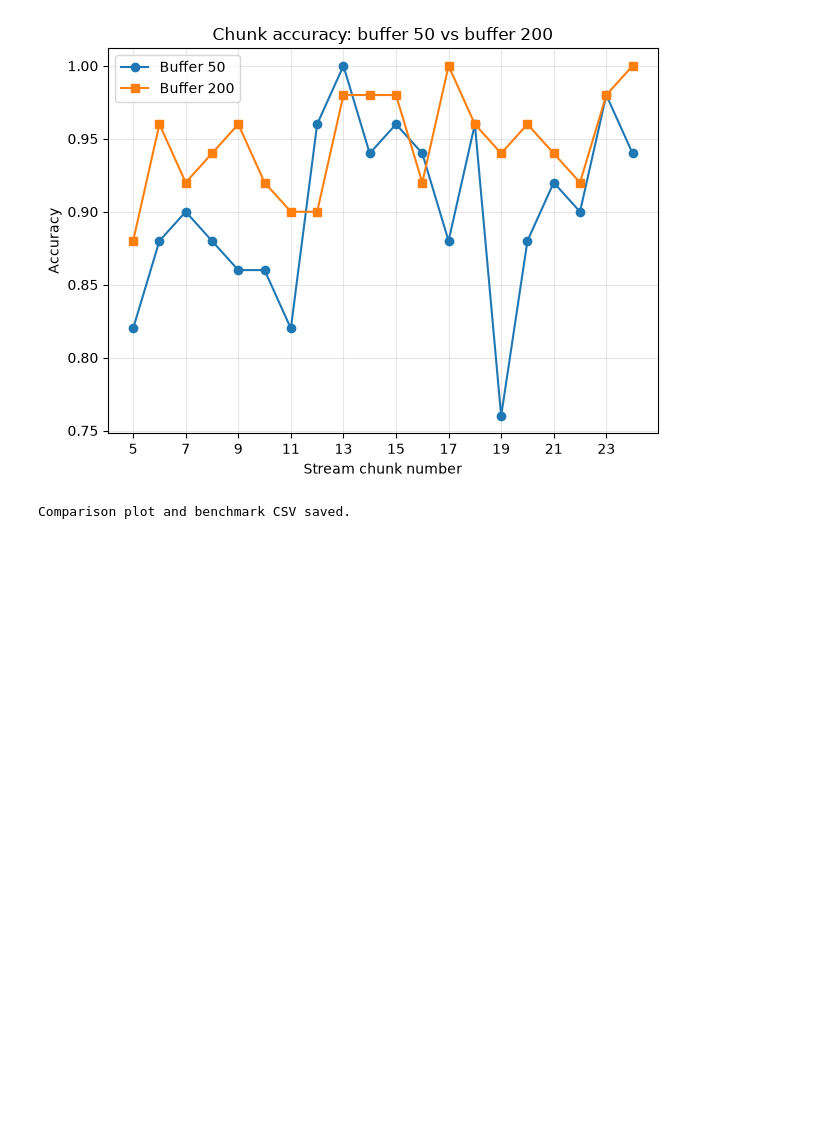
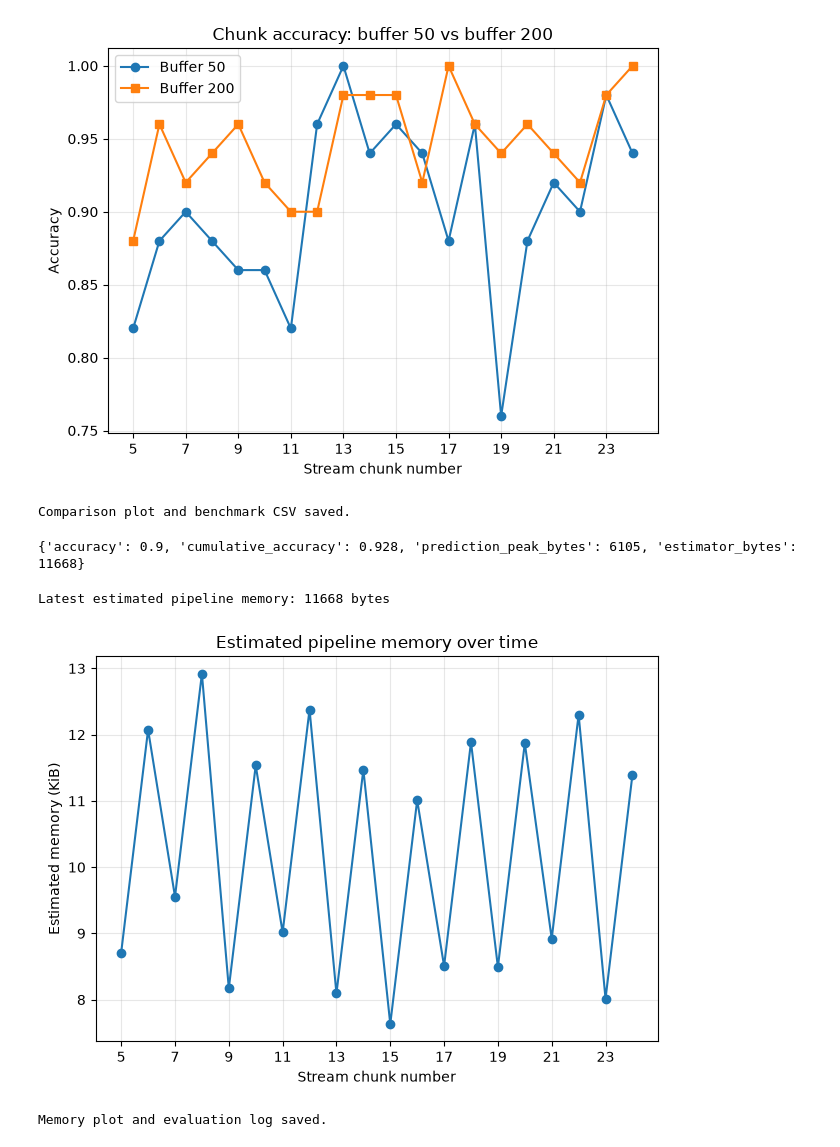
Before and after one commit to katherine-roman/numcompute-review, a Jupyter notebook: demo/stream_demo.ipynb, the cells around one changed output. Saved outputs shown, nothing was run; the diff lists cells and outputs as text; code cells hidden in the pictures; blank space fills up the shorter version.

Commit message:
Add estimated pipeline memory logging and demo outputs

```diff
--- a/demo/stream_demo.ipynb
+++ b/demo/stream_demo.ipynb
@@ -370,3 +370,50 @@ print("Comparison plot and benchmark CSV saved.")
 # %% [output]
 [figure]
 Comparison plot and benchmark CSV saved.
+# %%
+print(trainer.history[-1])
+# %% [output]
+{'accuracy': 0.9, 'cumulative_accuracy': 0.928, 'prediction_peak_bytes': 6105, 'estimator_bytes': 11668}
+# %%
+# Show and save estimated pipeline memory for each evaluated chunk.
+memory_bytes = [
+    entry["estimator_bytes"] for entry in trainer.history
+]
+
+print("Latest estimated pipeline memory:", memory_bytes[-1], "bytes")
+
+fig, ax = plot_metric_over_time(
+    np.array(memory_bytes) / 1024,
+    "Estimated pipeline memory over time",
+    "Estimated memory (KiB)",
+    show=False,
+)
+ax.set_xticks(range(1, len(scored_chunks) + 1, 2))
+ax.set_xticklabels(scored_chunks[::2])
+ax.set_xlabel("Stream chunk number")
+fig.savefig(
+    OUTPUT_DIR / "estimated_pipeline_memory.png",
+    bbox_inches="tight",
+)
+plt.show()
+plt.close(fig)
+
+np.savetxt(
+    OUTPUT_DIR / "stream_evaluation.csv",
+    np.column_stack([
+        scored_chunks,
+        chunk_accuracy,
+        cumulative_accuracy,
+        memory_bytes,
+    ]),
+    delimiter=",",
+    header="chunk,accuracy,cumulative_accuracy,estimator_bytes",
+    comments="",
+    fmt=["%d", "%.6f", "%.6f", "%d"],
+)
+
+print("Memory plot and evaluation log saved.")
+# %% [output]
+Latest estimated pipeline memory: 11668 bytes
+[figure, added]
+Memory plot and evaluation log saved.
```
Also changed, not shown: parts of 1 cell of this notebook, 5 other files.
